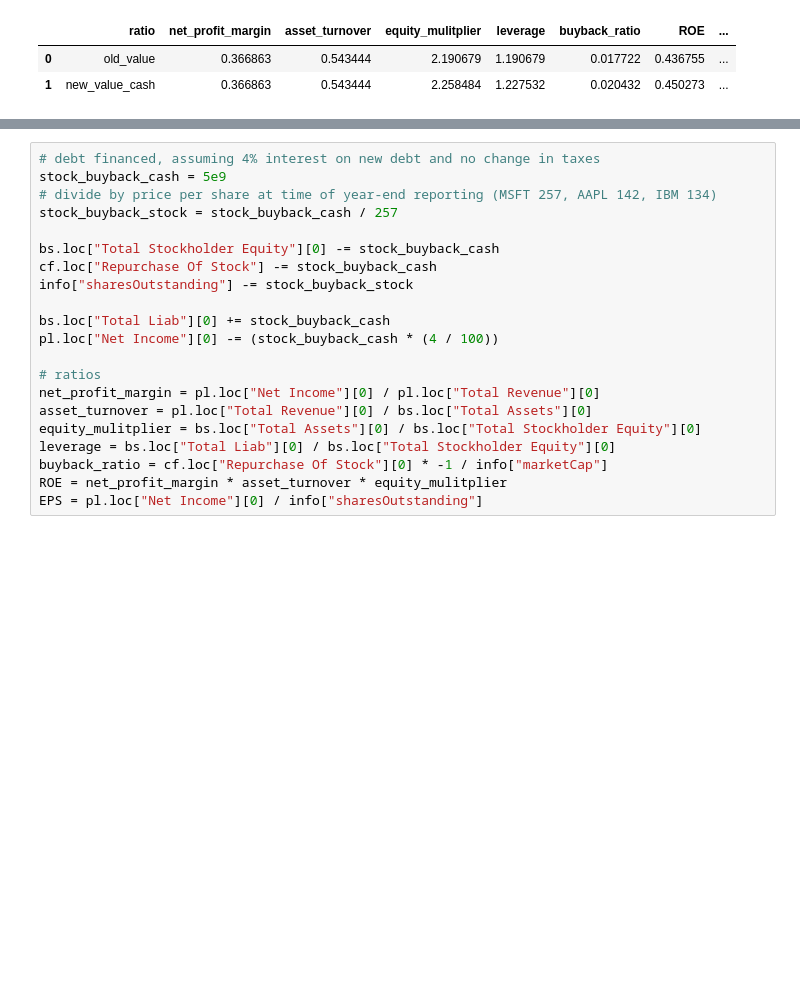
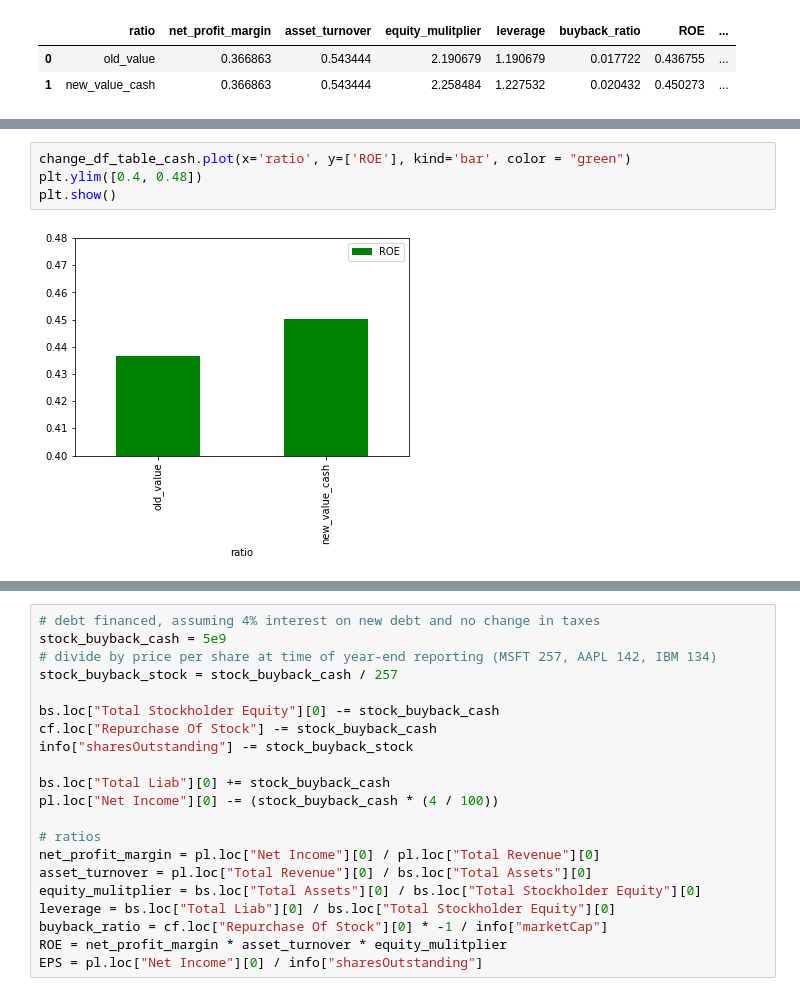
Before and after one commit to nilsmart96/financial-effects-of-stock-buybacks, a Jupyter notebook: main.ipynb, the cells around one changed output, grey strips where cells are left out. Drawn from its saved outputs; the diff is of its cells as text; blank space fills up the shorter version.

```diff
--- a/main.ipynb
+++ b/main.ipynb
@@ -186,0 +194,6 @@ plt.show()
+# %%
+change_df_table_cash.plot(x='ratio', y=['ROE'], kind='bar', color = "green")
+plt.ylim([0.4, 0.48])
+plt.show()
+# %% [output]
+[figure, added]
```
Also changed, not shown: parts of 8 cells of this notebook.
